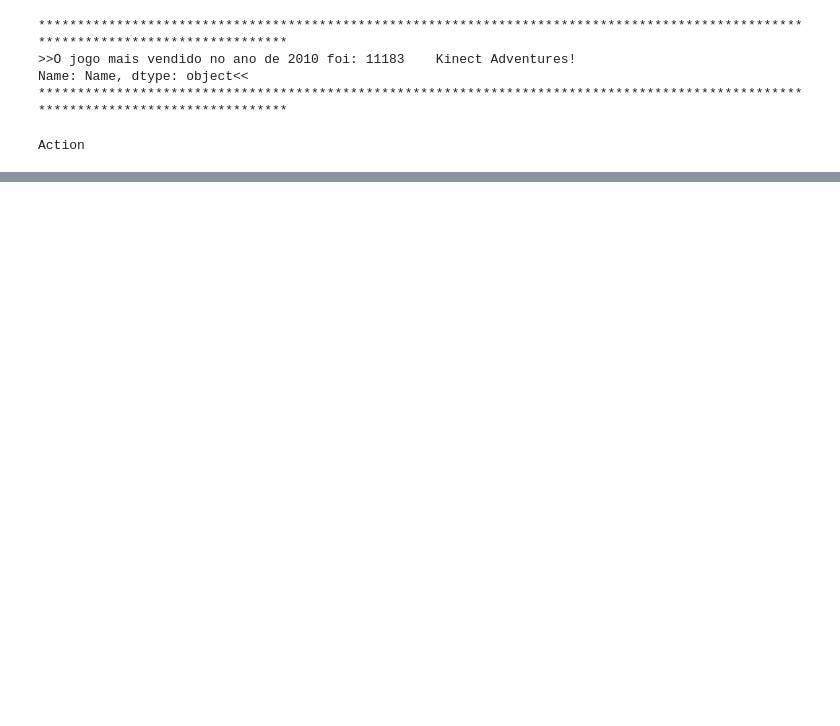
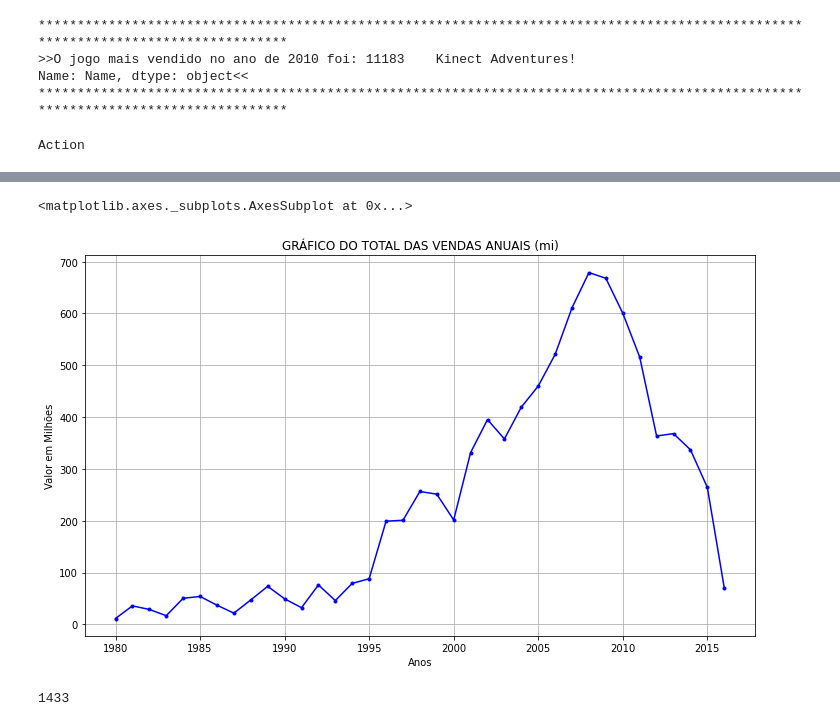
Before and after one commit to AlexsonT/Growdev, a Jupyter notebook: Ex_03.ipynb, the cells around one changed output, grey strips where cells are left out. Cells and saved outputs as stored; diff of their text form; code cells hidden in the pictures; blank space fills up the shorter version.

```diff
--- a/Ex_03.ipynb
+++ b/Ex_03.ipynb
@@ -98,0 +105,23 @@ display(range)
+# %%
+# 5) Mostre um gráfico com o total de vendas por ano.
+group_year = data.groupby(by= 'Year').sum()
+
+group_year['Global_Sales'].plot(figsize=(12,7), marker='.', grid=True, linestyle = 'solid', color = 'b', title='GRÁFICO DO TOTAL DAS VENDAS ANUAIS (mi)', xlabel="Anos", ylabel='Valor em Milhões')
+# %% [output]
+<matplotlib.axes._subplots.AxesSubplot at 0x...>
+[figure, added]
+# %%
+# 6) Qual foi o ano com mais lançamentos de jogos?
+
+# wich_releases = data.groupby('Year').size().reset_index()
+
+wich_releases = data.groupby('Year')['Year'].count().sort_values(ascending=False)
+
+# query('Year').value_counts()
+# line = data.query(f'data == {wich_releases}')
+# total = wich_releases.max()
+# display(wich_releases).max()
+
+wich_releases.iat[0]
+# %% [output]
+1433
```
Also changed, not shown: parts of 6 cells of this notebook.
